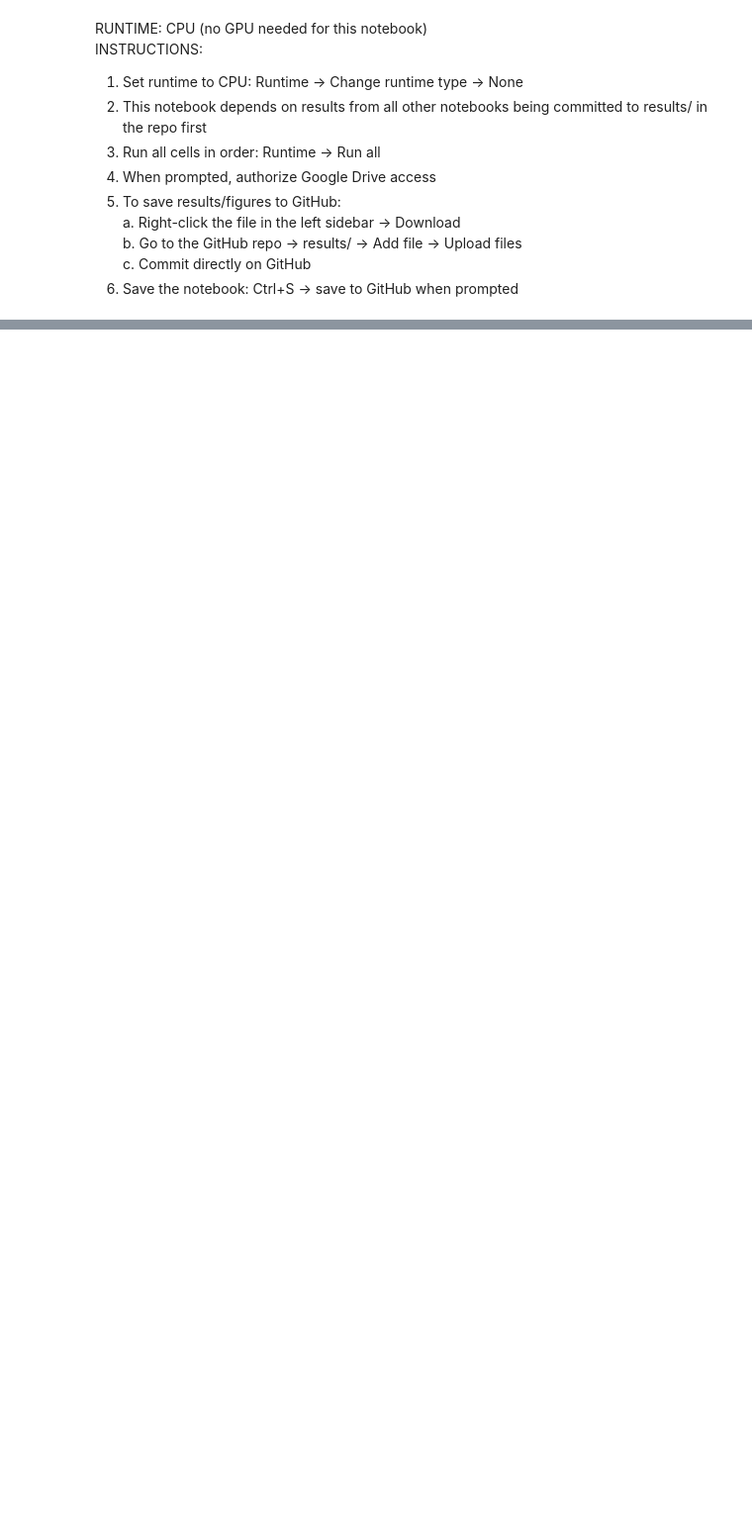
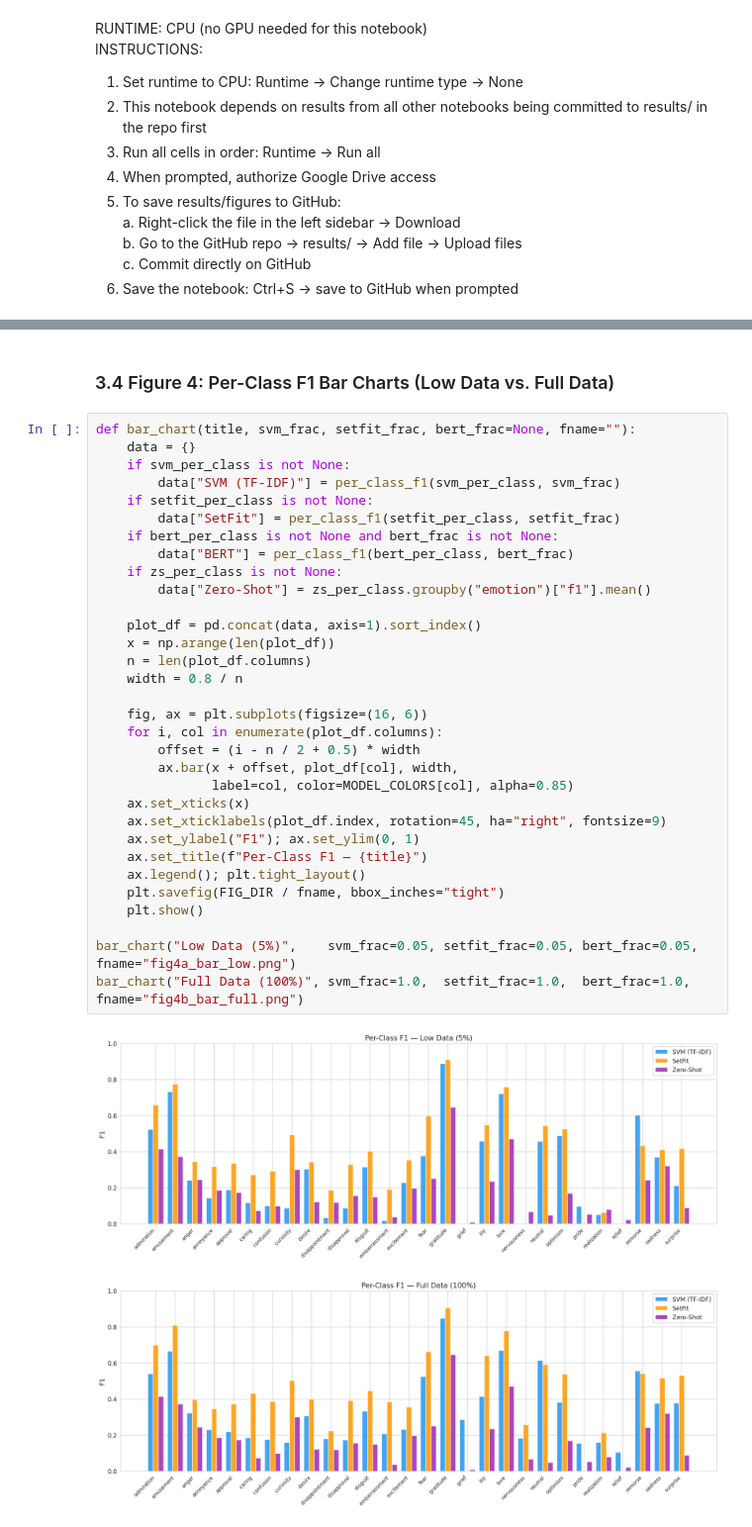
Before and after one commit to phisomni-edu/cs4120-project, a Jupyter notebook: notebooks/05_analysis_viz.ipynb, the cells around one changed output, grey strips where cells are left out. Shown at 99% size. Saved outputs shown, nothing was run; the diff lists cells and outputs as text; blank space fills up the shorter version.

```diff
--- a/notebooks/05_analysis_viz.ipynb
+++ b/notebooks/05_analysis_viz.ipynb
@@ -25,0 +205,37 @@ from sklearn.metrics import f1_score, classification_report
+# %% [markdown]
+### 3.4 Figure 4: Per-Class F1 Bar Charts (Low Data vs. Full Data)
+# %%
+def bar_chart(title, svm_frac, setfit_frac, bert_frac=None, fname=""):
+    data = {}
+    if svm_per_class is not None:
+        data["SVM (TF-IDF)"] = per_class_f1(svm_per_class, svm_frac)
+    if setfit_per_class is not None:
+        data["SetFit"] = per_class_f1(setfit_per_class, setfit_frac)
+    if bert_per_class is not None and bert_frac is not None:
+        data["BERT"] = per_class_f1(bert_per_class, bert_frac)
+    if zs_per_class is not None:
+        data["Zero-Shot"] = zs_per_class.groupby("emotion")["f1"].mean()
+
+    plot_df = pd.concat(data, axis=1).sort_index()
+    x = np.arange(len(plot_df))
+    n = len(plot_df.columns)
+    width = 0.8 / n
+
+    fig, ax = plt.subplots(figsize=(16, 6))
+    for i, col in enumerate(plot_df.columns):
+        offset = (i - n / 2 + 0.5) * width
+        ax.bar(x + offset, plot_df[col], width,
+               label=col, color=MODEL_COLORS[col], alpha=0.85)
+    ax.set_xticks(x)
+    ax.set_xticklabels(plot_df.index, rotation=45, ha="right", fontsize=9)
+    ax.set_ylabel("F1"); ax.set_ylim(0, 1)
+    ax.set_title(f"Per-Class F1 — {title}")
+    ax.legend(); plt.tight_layout()
+    plt.savefig(FIG_DIR / fname, bbox_inches="tight")
+    plt.show()
+
+bar_chart("Low Data (5%)",    svm_frac=0.05, setfit_frac=0.05, bert_frac=0.05, fname="fig4a_bar_low.png")
+bar_chart("Full Data (100%)", svm_frac=1.0,  setfit_frac=1.0,  bert_frac=1.0,  fname="fig4b_bar_full.png")
+# %% [output]
+[figure, added]
+[figure, added]
```
Also changed, not shown: parts of 17 cells of this notebook.
